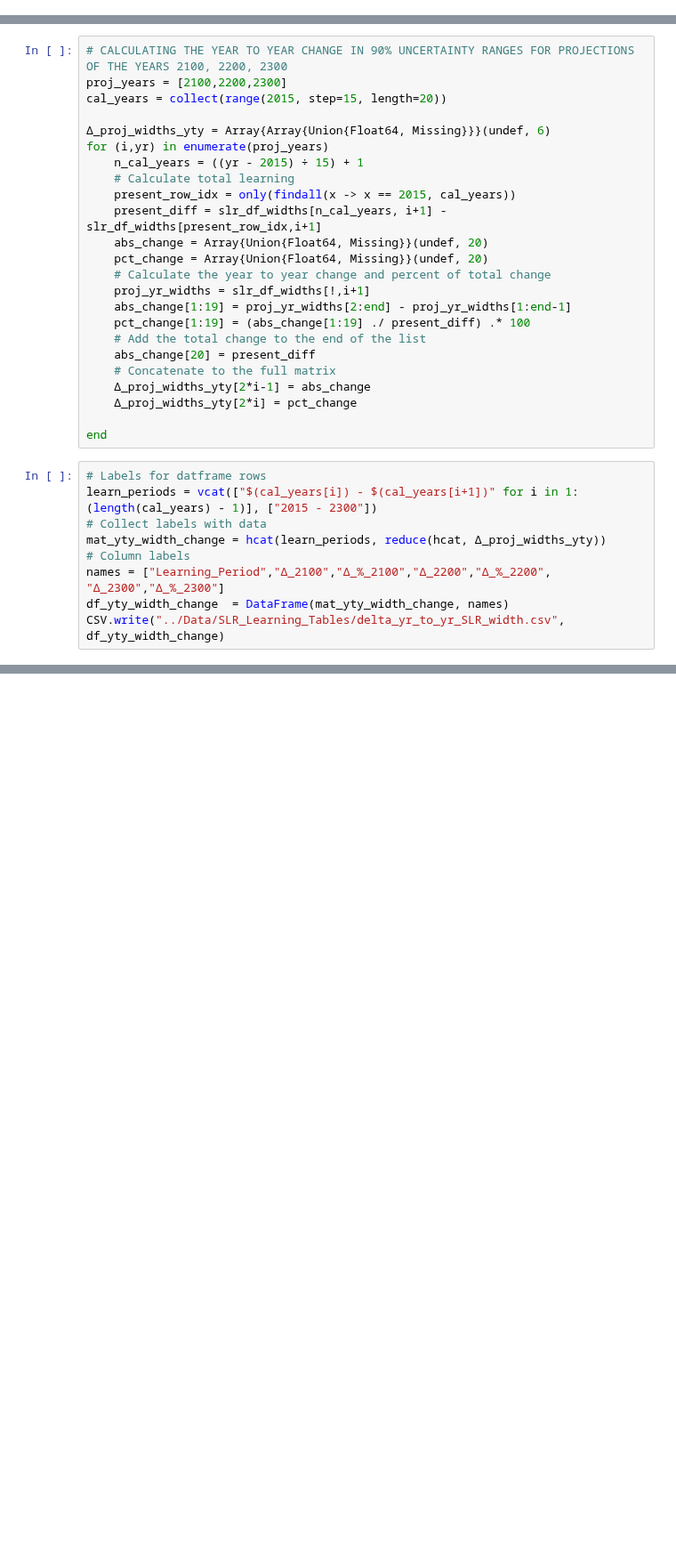
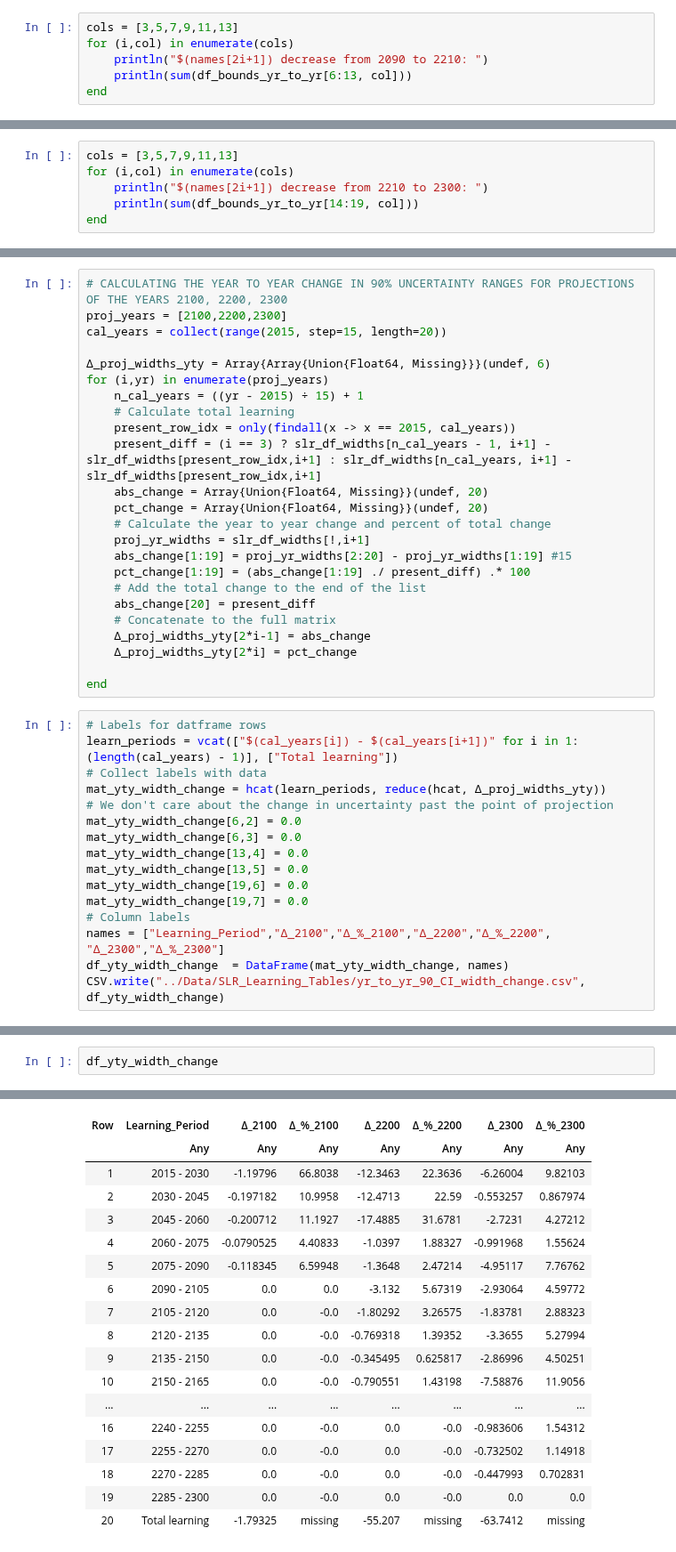
Before and after one commit to zlzerbe/Amery_Future_Learning_Study, a Jupyter notebook: Computational_Notebooks/Learning_Tables.ipynb, the cells around one changed output, grey strips where cells are left out. Shown at 89% size. Cells and saved outputs as stored; diff of their text form; blank space fills up the shorter version.

Commit message:
Updated tables again

```diff
--- a/Computational_Notebooks/Learning_Tables.ipynb
+++ b/Computational_Notebooks/Learning_Tables.ipynb
@@ -228,0 +271,6 @@ CSV.write("../Data/Parameter_Learning_Tables/delta_yr_to_yr_widths_w_pcgts_log_g
+# %%
+cols = [3,5,7,9,11,13]
+for (i,col) in enumerate(cols)
+    println("$(names[2i+1]) decrease from 2090 to 2210: ")
+    println(sum(df_bounds_yr_to_yr[6:13, col]))
+end
@@ -228,0 +290,6 @@ CSV.write("../Data/Parameter_Learning_Tables/delta_yr_to_yr_widths_w_pcgts_log_g
+# %%
+cols = [3,5,7,9,11,13]
+for (i,col) in enumerate(cols)
+    println("$(names[2i+1]) decrease from 2210 to 2300: ")
+    println(sum(df_bounds_yr_to_yr[14:19, col]))
+end
@@ -424,12 +544,12 @@ for (i,yr) in enumerate(proj_years)
     n_cal_years = ((yr - 2015) ÷ 15) + 1
     # Calculate total learning
     present_row_idx = only(findall(x -> x == 2015, cal_years))
-    present_diff = slr_df_widths[n_cal_years, i+1] - slr_df_widths[present_row_idx,i+1]
+    present_diff = (i == 3) ? slr_df_widths[n_cal_years - 1, i+1] - slr_df_widths[present_row_idx,i+1] : slr_df_widths[n_cal_years, i+1] - slr_df_widths[present_row_idx,i+1]
     abs_change = Array{Union{Float64, Missing}}(undef, 20)
     pct_change = Array{Union{Float64, Missing}}(undef, 20)
     # Calculate the year to year change and percent of total change
     proj_yr_widths = slr_df_widths[!,i+1]
-    abs_change[1:19] = proj_yr_widths[2:end] - proj_yr_widths[1:end-1]
+    abs_change[1:19] = proj_yr_widths[2:20] - proj_yr_widths[1:19] #15
     pct_change[1:19] = (abs_change[1:19] ./ present_diff) .* 100
     # Add the total change to the end of the list
     abs_change[20] = present_diff
@@ -440,11 +560,18 @@ for (i,yr) in enumerate(proj_years)
 end
 # %%
 # Labels for datframe rows
-learn_periods = vcat(["$(cal_years[i]) - $(cal_years[i+1])" for i in 1:(length(cal_years) - 1)], ["2015 - 2300"])
+learn_periods = vcat(["$(cal_years[i]) - $(cal_years[i+1])" for i in 1:(length(cal_years) - 1)], ["Total learning"])
 # Collect labels with data
 mat_yty_width_change = hcat(learn_periods, reduce(hcat, Δ_proj_widths_yty))
+# We don't care about the change in uncertainty past the point of projection
+mat_yty_width_change[6,2] = 0.0
+mat_yty_width_change[6,3] = 0.0
+mat_yty_width_change[13,4] = 0.0
+mat_yty_width_change[13,5] = 0.0
+mat_yty_width_change[19,6] = 0.0
+mat_yty_width_change[19,7] = 0.0
 # Column labels
 names = ["Learning_Period","Δ_2100","Δ_%_2100","Δ_2200","Δ_%_2200", "Δ_2300","Δ_%_2300"]
 df_yty_width_change  = DataFrame(mat_yty_width_change, names)
-CSV.write("../Data/SLR_Learning_Tables/delta_yr_to_yr_SLR_width.csv",   df_yty_width_change)
+CSV.write("../Data/SLR_Learning_Tables/yr_to_yr_90_CI_width_change.csv",   df_yty_width_change)
 # %% [output]
@@ -451,0 +579,3 @@ CSV.write("../Data/SLR_Learning_Tables/delta_yr_to_yr_SLR_width.csv",   df_yty_w
+# %%
+df_yty_width_change
+# %% [output]
@@ -451,0 +583,18 @@ CSV.write("../Data/SLR_Learning_Tables/delta_yr_to_yr_SLR_width.csv",   df_yty_w
+| Row | Learning_Period | Δ_2100 | Δ_%_2100 | Δ_2200 | Δ_%_2200 | Δ_2300 | Δ_%_2300 |
+|  | Any | Any | Any | Any | Any | Any | Any |
+| 1 | 2015 - 2030 | -1.19796 | 66.8038 | -12.3463 | 22.3636 | -6.26004 | 9.82103 |
+| 2 | 2030 - 2045 | -0.197182 | 10.9958 | -12.4713 | 22.59 | -0.553257 | 0.867974 |
+| 3 | 2045 - 2060 | -0.200712 | 11.1927 | -17.4885 | 31.6781 | -2.7231 | 4.27212 |
+| 4 | 2060 - 2075 | -0.0790525 | 4.40833 | -1.0397 | 1.88327 | -0.991968 | 1.55624 |
+| 5 | 2075 - 2090 | -0.118345 | 6.59948 | -1.3648 | 2.47214 | -4.95117 | 7.76762 |
+| 6 | 2090 - 2105 | 0.0 | 0.0 | -3.132 | 5.67319 | -2.93064 | 4.59772 |
+| 7 | 2105 - 2120 | 0.0 | -0.0 | -1.80292 | 3.26575 | -1.83781 | 2.88323 |
+| 8 | 2120 - 2135 | 0.0 | -0.0 | -0.769318 | 1.39352 | -3.3655 | 5.27994 |
+| 9 | 2135 - 2150 | 0.0 | -0.0 | -0.345495 | 0.625817 | -2.86996 | 4.50251 |
+| 10 | 2150 - 2165 | 0.0 | -0.0 | -0.790551 | 1.43198 | -7.58876 | 11.9056 |
+| ... | ... | ... | ... | ... | ... | ... | ... |
+| 16 | 2240 - 2255 | 0.0 | -0.0 | 0.0 | -0.0 | -0.983606 | 1.54312 |
+| 17 | 2255 - 2270 | 0.0 | -0.0 | 0.0 | -0.0 | -0.732502 | 1.14918 |
+| 18 | 2270 - 2285 | 0.0 | -0.0 | 0.0 | -0.0 | -0.447993 | 0.702831 |
+| 19 | 2285 - 2300 | 0.0 | -0.0 | 0.0 | -0.0 | 0.0 | 0.0 |
+| 20 | Total learning | -1.79325 | missing | -55.207 | missing | -63.7412 | missing |
```
Also changed, not shown: parts of 17 cells of this notebook, 21 other files.
